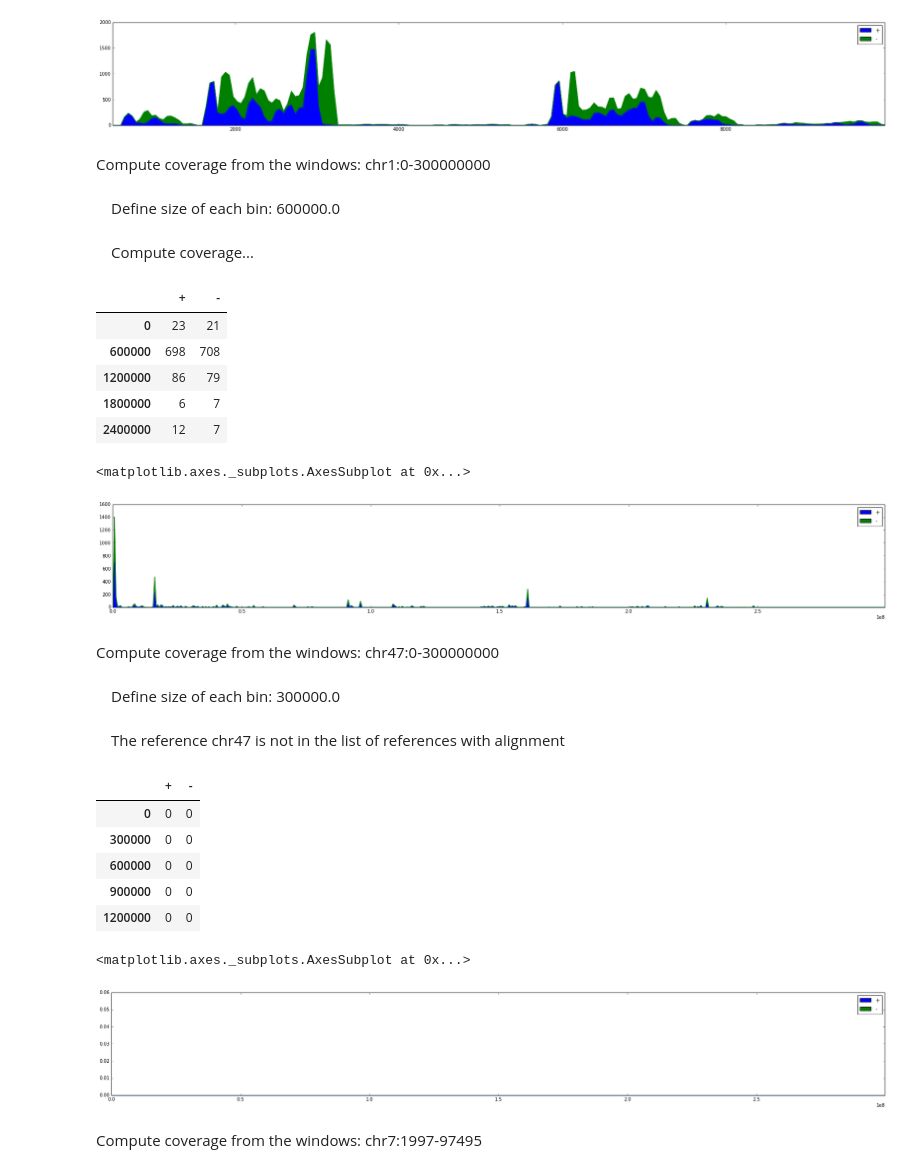
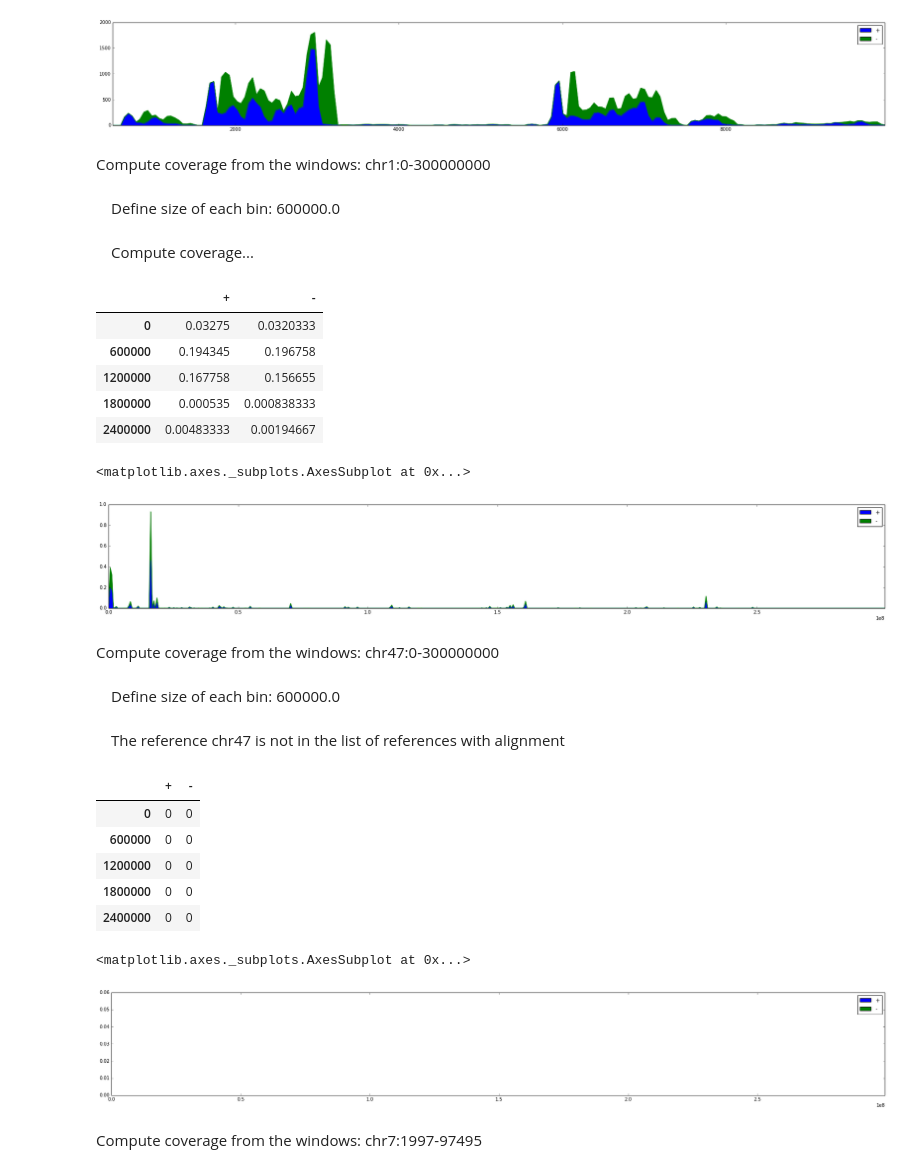
Before and after one commit to a-slide/JupyterGenoViewer, a Jupyter notebook: JGV/JGV_Test_Notebook.ipynb, the cells around one changed output. Cells and saved outputs as stored; diff of their text form; code cells hidden in the pictures.

```diff
--- a/JGV/JGV_Test_Notebook.ipynb
+++ b/JGV/JGV_Test_Notebook.ipynb
@@ -855,35 +784,35 @@ Compute coverage...
 <matplotlib.axes._subplots.AxesSubplot at 0x...>
 [figure]
 # %%
-df = a.interval_coverage(refid="chr1", start=0, end=300000000, bins=500, bin_repr_fun='max')
+df = a.interval_coverage(refid="chr1", start=0, end=300000000, bins=500, bin_repr_fun='mean')
 display(df.head(5))
 df.plot.area(figsize=(30, 4))
 # %% [output]
 Compute coverage from the windows: chr1:0-300000000
 Define size of each bin: 600000.0
 Compute coverage...
 |  | + | - |
-| 0 | 23 | 21 |
-| 600000 | 698 | 708 |
-| 1200000 | 86 | 79 |
-| 1800000 | 6 | 7 |
-| 2400000 | 12 | 7 |
+| 0 | 0.03275 | 0.0320333 |
+| 600000 | 0.194345 | 0.196758 |
+| 1200000 | 0.167758 | 0.156655 |
+| 1800000 | 0.000535 | 0.000838333 |
+| 2400000 | 0.00483333 | 0.00194667 |
 <matplotlib.axes._subplots.AxesSubplot at 0x...>
-[figure, old version]
+[figure, new version]
 # %%
-df = a.interval_coverage(refid="chr47", start=0, end=300000000, bins=1000, bin_repr_fun='max')
+df = a.interval_coverage(refid="chr47", start=0, end=300000000)
 display(df.head(5))
 df.plot.area(figsize=(30, 4))
 # %% [output]
 Compute coverage from the windows: chr47:0-300000000
-Define size of each bin: 300000.0
+Define size of each bin: 600000.0
 The reference chr47 is not in the list of references with alignment
 |  | + | - |
 | 0 | 0 | 0 |
-| 300000 | 0 | 0 |
 | 600000 | 0 | 0 |
-| 900000 | 0 | 0 |
 | 1200000 | 0 | 0 |
+| 1800000 | 0 | 0 |
+| 2400000 | 0 | 0 |
 <matplotlib.axes._subplots.AxesSubplot at 0x...>
 [figure]
 # %%
```
Also changed, not shown: parts of 27 cells of this notebook, 4 other files.
